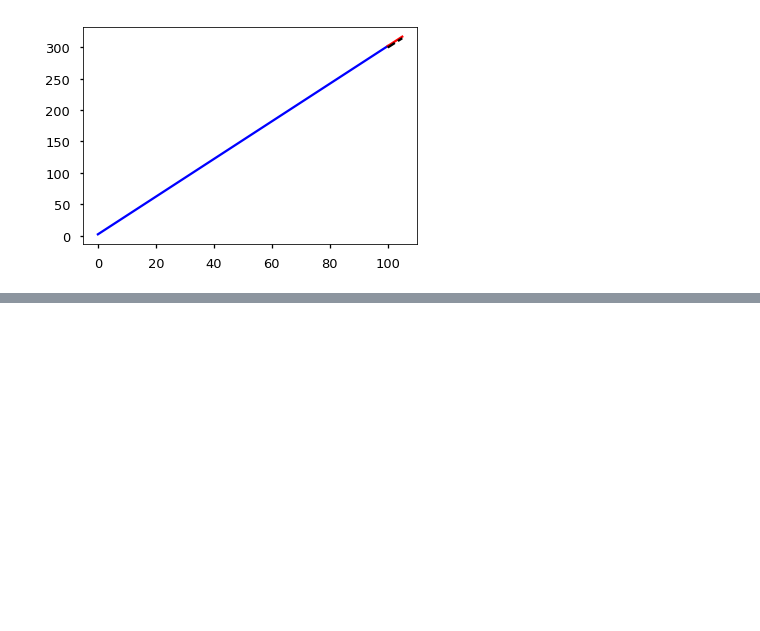
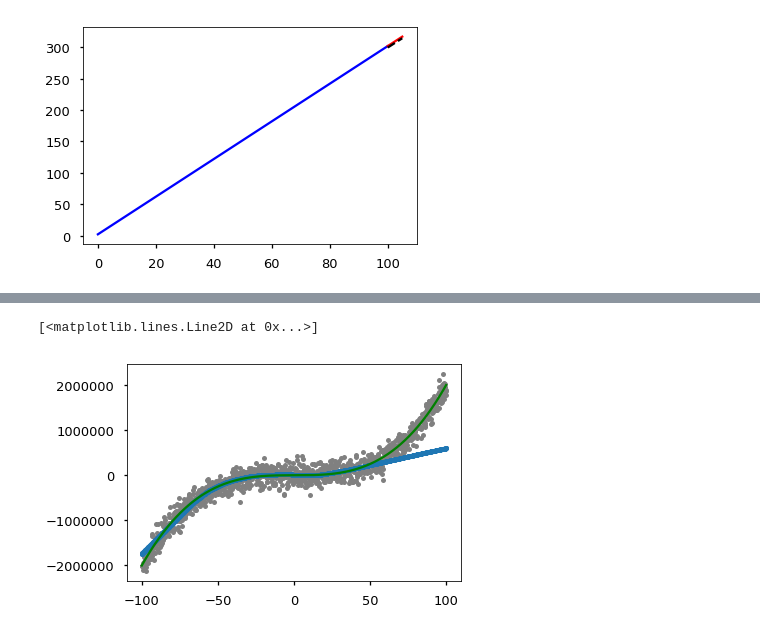
Before and after one commit to bichopaulinho/DeepLearningCourse, a Jupyter notebook: 01_intro/01_Intro_Deep_Learning-student_version.ipynb, the cells around one changed output, grey strips where cells are left out. Drawn from its saved outputs; the diff is of its cells as text; code cells hidden in the pictures; blank space fills up the shorter version.

```diff
--- a/01_intro/01_Intro_Deep_Learning-student_version.ipynb
+++ b/01_intro/01_Intro_Deep_Learning-student_version.ipynb
@@ -224,0 +322,10 @@ plt.plot(x_test, pred, '--k')
+# %%
+y_fitted_norm = m.predict(x_train_norm)
+y_fitted = y_fitted_norm * y_train.std() + y_train.mean()
+# %%
+plt.plot(x_train, y_train, 'o', color='gray', markersize=5)
+plt.plot(x_train, y_fitted, 'o', markersize=5)
+plt.plot(x_train, y_perf, 'g')
+# %% [output]
+[<matplotlib.lines.Line2D at 0x...>]
+[figure, added]
```
Also changed, not shown: parts of 17 cells of this notebook, 38 other files.
